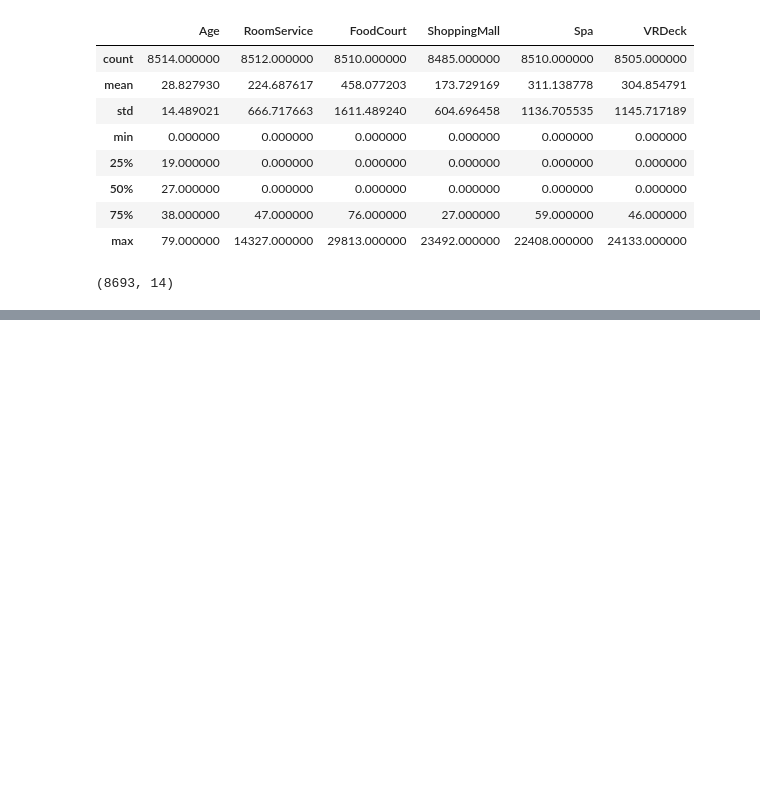
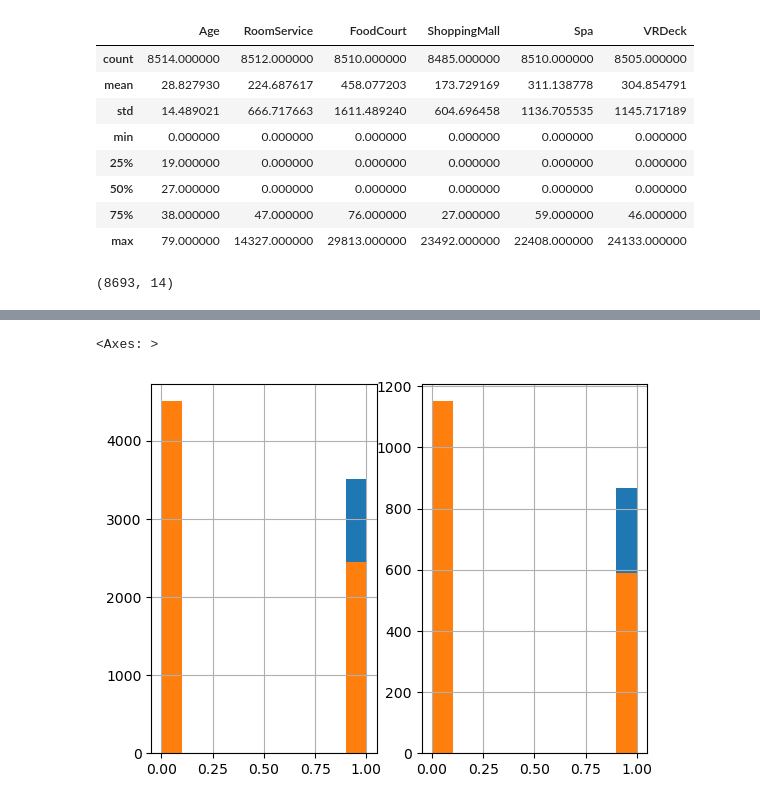
Before and after one commit to centralpenguin/DataScience, a Jupyter notebook: SpaceTitanic/Untitled.ipynb, the cells around one changed output, grey strips where cells are left out. Cells and saved outputs as stored; diff of their text form; code cells hidden in the pictures; blank space fills up the shorter version.

```diff
--- a/SpaceTitanic/Untitled.ipynb
+++ b/SpaceTitanic/Untitled.ipynb
@@ -55,0 +66,19 @@ train_data.shape
+# %%
+train_data["Transported"] = train_data["Transported"].replace({True: 1, False: 0})
+
+train_data["HomePlanet"] = train_data["HomePlanet"].fillna("Earth")
+train_data["HomePlanet"] = train_data["HomePlanet"].replace({"Europa": 0, "Earth" : 1, "Mars" : 2})
+
+train_data["CryoSleep"] = train_data["CryoSleep"].replace({True: 1, False: 0})
+train_data["CryoSleep"] = train_data["CryoSleep"].fillna(0)
+train_data['CryoSleep'] = train_data['CryoSleep'].astype(np.int64)
+
+train_data["Destination"] = train_data["Destination"].fillna("TRAPPIST-1e")
+train_data["Destination"] = train_data["Destination"].replace({"TRAPPIST-1e": 0, "PSO J318.5-22" : 1, "55 Cancri e" : 2})
+
+"""
+earth = 4602
+Europa = 2131
+Mars = 1759
+"""
+train_data.head()
@@ -55,0 +119,21 @@ train_data.shape
+# %%
+from sklearn.model_selection import StratifiedShuffleSplit
+
+split = StratifiedShuffleSplit(n_splits = 1, test_size = 0.2)
+
+listik = ["Transported","HomePlanet","Destination", "CryoSleep"]
+
+for train_indices, test_indices in split.split(train_data, train_data[listik].iloc[:,1]):
+    strat_train_set = train_data.loc[train_indices]
+    strat_test_set = train_data.loc[test_indices]
+# %%
+plt.subplot(1,2,1)
+strat_train_set["Transported"].hist()
+strat_train_set["CryoSleep"].hist()
+
+plt.subplot(1,2,2)
+strat_test_set["Transported"].hist()
+strat_test_set["CryoSleep"].hist()
+# %% [output]
+<Axes: >
+[figure, added]
```
Also changed, not shown: parts of 11 cells of this notebook.
